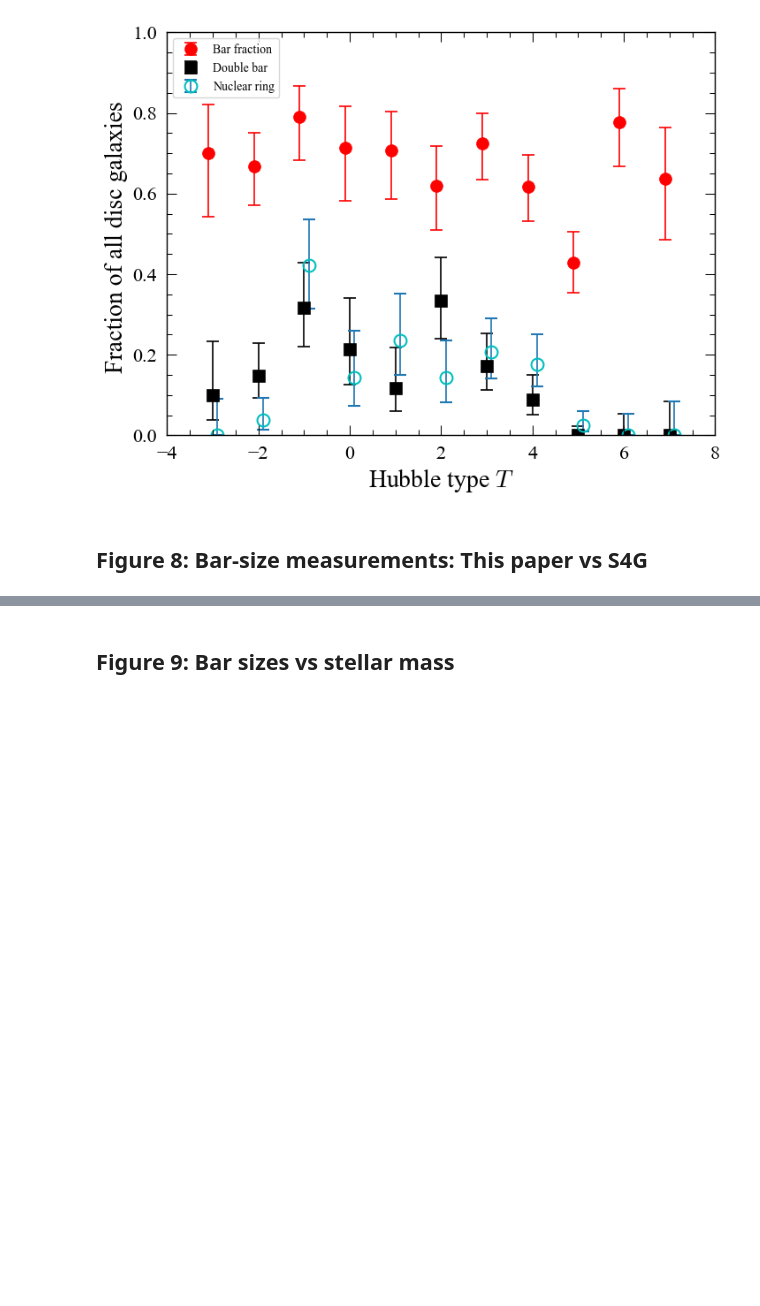
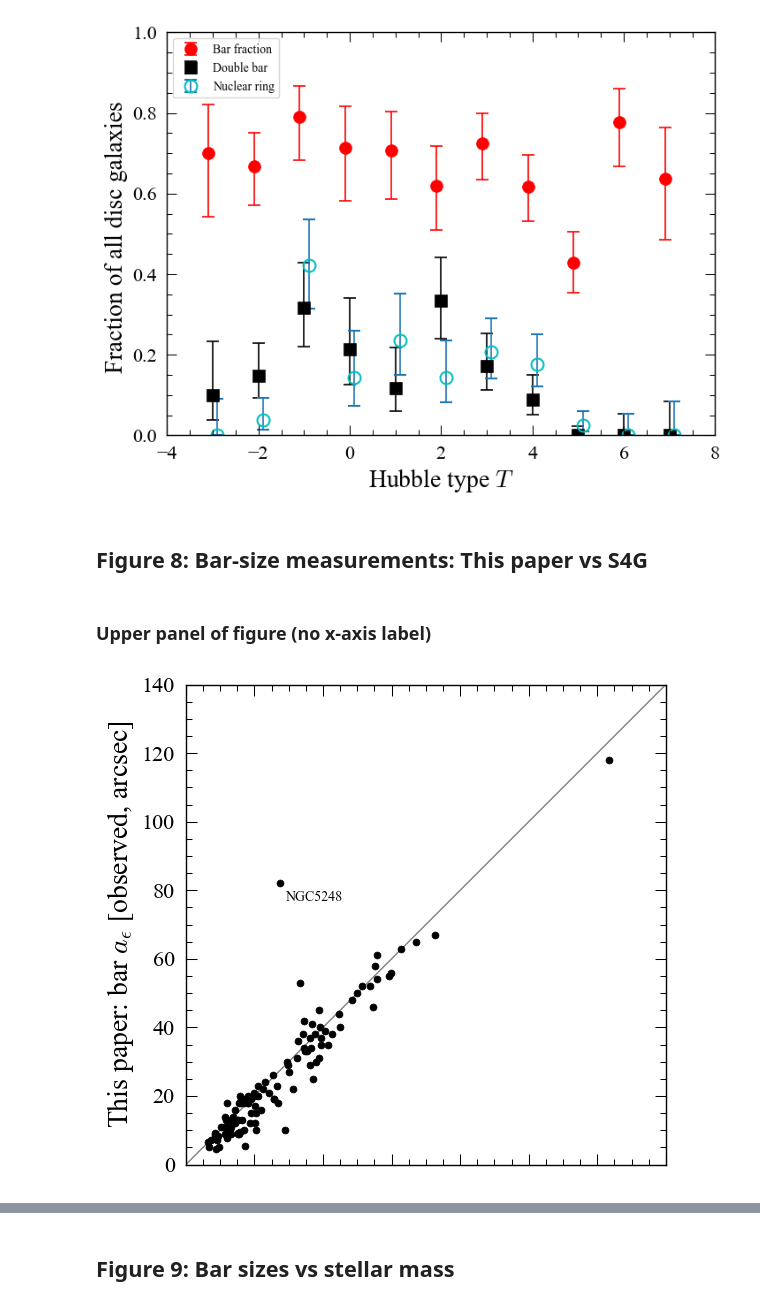
Before and after one commit to perwin/db-nr_paper, a Jupyter notebook: figures_for_paper.ipynb, the cells around one changed output, grey strips where cells are left out. Cells and saved outputs as stored; diff of their text form; code cells hidden in the pictures; blank space fills up the shorter version.

```diff
--- a/figures_for_paper.ipynb
+++ b/figures_for_paper.ipynb
@@ -480,3 +480,48 @@ if savePlots:
 [figure]
 # %% [markdown]
 ## Figure 8: Bar-size measurements: This paper vs S4G
+# %%
+# Defining the set of our ("ews") galaxies that are in S4G
+# first = indices into S4G; second = indices into ews_barred_gnames_d30
+ii_s4g_ews_in_s4g = []   # index into S4G
+ii_ews_in_s4g = []       # index into EWS (of galaxies in S4G)
+for i in range(nBarredGalaxies):
+    gname = df_bars.name[i]
+    if gname in s4gdata.name:
+        ii_ews_in_s4g.append(i)
+        ii = [i for i in range(nS4G) if s4gdata.name[i] == gname][0]
+        ii_s4g_ews_in_s4g.append(ii)
+
+# our observed bar amax
+amax_obs_arcsec = []
+lbar_obs_arcsec = []
+s4g_avis_obs_arcsec = []
+gnames_size_vs_s4g = []
+for n in range(len(ii_ews_in_s4g)):
+    iii_in_ews = ii_ews_in_s4g[n]
+    iii_in_s4g = ii_s4g_ews_in_s4g[n]
+    if s4gdata.sma[iii_in_s4g] > 0:
+        # only keep results if S4G has a valid bar size
+        s4g_avis_obs_arcsec.append(s4gdata.sma[iii_in_s4g])
+        amax_obs_arcsec.append(df_bars.amax[iii_in_ews])
+        lbar_obs_arcsec.append(df_bars.Lbar[iii_in_ews])
+
+# Fix NGC2681: use middle bar for EWS measurements
+iii = [i for i in range(len(df_bars.name)) if df_bars.name[i] == "NGC2681"][0]
+amax_obs_arcsec[iii] = 18.0
+lbar_obs_arcsec[iii] = 19.0
+# %% [markdown]
+### Upper panel of figure (no x-axis label)
+# %%
+plot([0,140],[0,140], color='0.5')
+plot(s4g_avis_obs_arcsec, amax_obs_arcsec, 'ko', ms=5)
+ylabel(r"This paper: bar $a_{\epsilon}$ [observed, arcsec]")
+#xlabel(r"S4G $a_{\rm vis}$ [observed, arcsec]")
+text(29,77, 'NGC5248', fontsize=10)
+ax = gca()
+ax.set_box_aspect(1)
+ax.set_xticklabels([])
+if savePlots:
+    savefig(baseDir+"s4g-avis_vs_amax.pdf")
+# %% [output]
+[figure, added]
```
Also changed, not shown: parts of 2 cells of this notebook.
